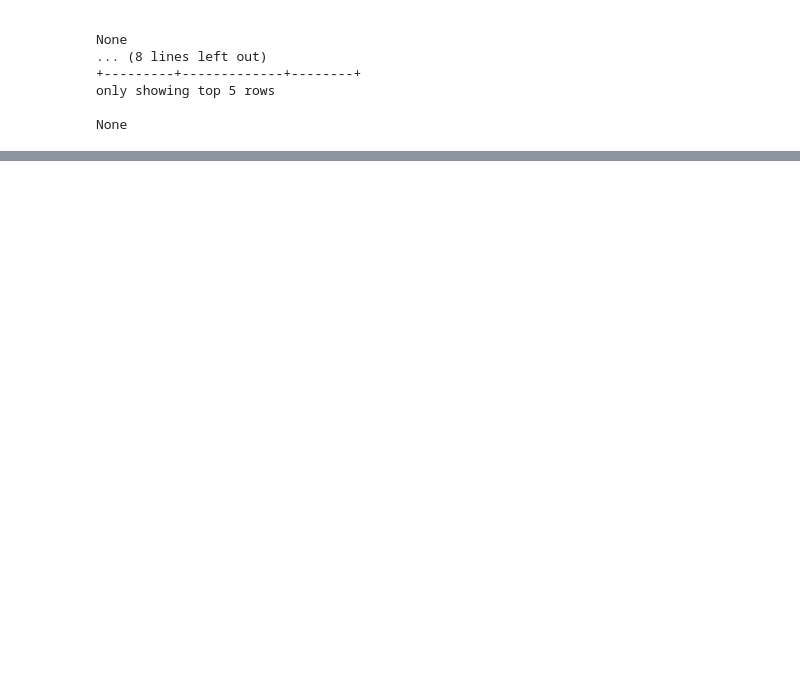
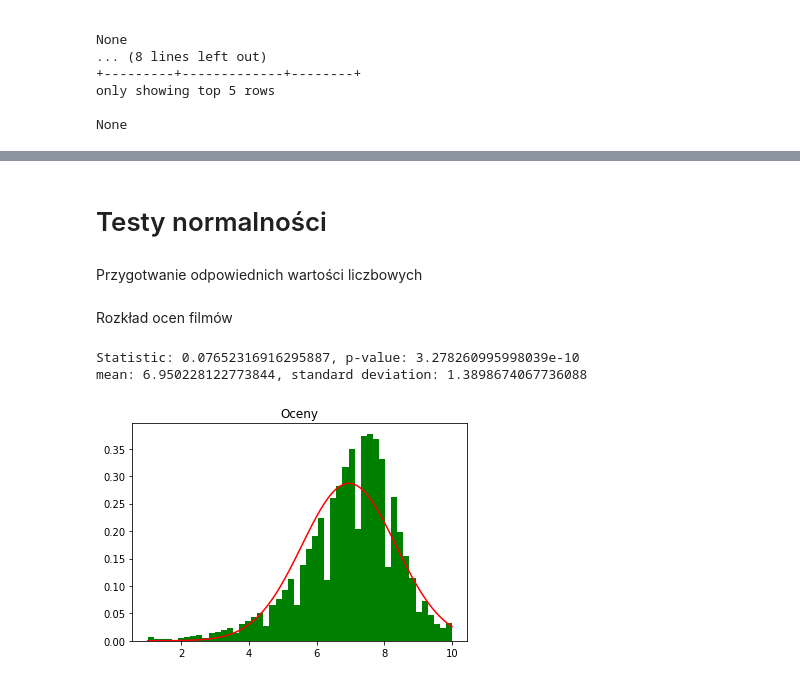
Before and after one commit to PiotrMaciejKowalski/BigData2022-films, a Jupyter notebook: colabs/StatisticalTests.ipynb, the cells around one changed output, grey strips where cells are left out. Saved outputs shown, nothing was run; the diff lists cells and outputs as text; code cells hidden in the pictures; blank space fills up the shorter version.

Commit message:
poprawki, ks testy z uzyciem pysparka, typing dla funkcji

```diff
--- a/colabs/StatisticalTests.ipynb
+++ b/colabs/StatisticalTests.ipynb
@@ -192,9 +94,0 @@ Run time distribution
-# %%
-m = mean(runtime)
-sd = stdev(runtime)
-
-print(stats.kstest([(x - m) / sd for x in runtime], "norm"))
-print(f"mean: {m}, standard deviation: {sd}")
-
-histogram(runtime)
-compare_with_normal_dist(runtime)
@@ -248,0 +136,42 @@ data = data.apply(pd.to_numeric)
+# %% [markdown]
+# Testy normalności
+# %% [markdown]
+Przygotwanie odpowiednich wartości liczbowych
+# %%
+excluded_categories = ['\\N', 'Reality-TV', 'Talk-Show', 'Documentary',
+                       'Animation,Comedy,Family', 'Game-Show', 'Game-Show,Reality-TV']
+
+runtime = (title_basics.select('runtimeMinutes').
+           filter(~title_basics.runtimeMinutes.isin(excluded_categories)))
+runtime = runtime.toPandas()['runtimeMinutes'].astype(float).tolist()
+
+ratings = title_ratings.select('averageRating').toPandas()['averageRating'].astype(float).tolist()
+
+votes = title_ratings.select('numVotes').toPandas()['numVotes'].astype(float).tolist()
+# %%
+ratings_pysp = title_ratings.withColumn("averageRating",
+                                        title_ratings.averageRating.cast('double'))
+ratings_pysp = ratings_pysp.withColumn("numVotes",
+                                       ratings_pysp.numVotes.cast('double'))
+basic_pysp = title_basics.filter(
+    ~title_basics.runtimeMinutes.isin(excluded_categories)
+    ).withColumn("runtimeMinutes", title_basics.runtimeMinutes.cast('double'))
+# %% [markdown]
+Rozkład ocen filmów
+# %%
+m_r = ratings_pysp.select(mean('averageRating')).collect()[0][0]
+sd_r = ratings_pysp.select(stddev('averageRating')).collect()[0][0]
+
+ksResult1 = KolmogorovSmirnovTest.test(ratings_pysp, 'averageRating',
+                                       'norm', m_r, sd_r).first()
+p = ksResult1['pValue']
+stat = ksResult1['statistic']
+
+print(f'Statistic: {stat}, p-value: {p}')
+print(f"mean: {m_r}, standard deviation: {sd_r}")
+
+plot_hist_norm_dist(ratings, m_r, sd_r, 'Oceny', None)
+# %% [output]
+Statistic: 0.07652316916295887, p-value: 3.278260995998039e-10
+mean: 6.950228122773844, standard deviation: 1.3898674067736088
+[figure, added]
```
Also changed, not shown: parts of 54 cells of this notebook.
